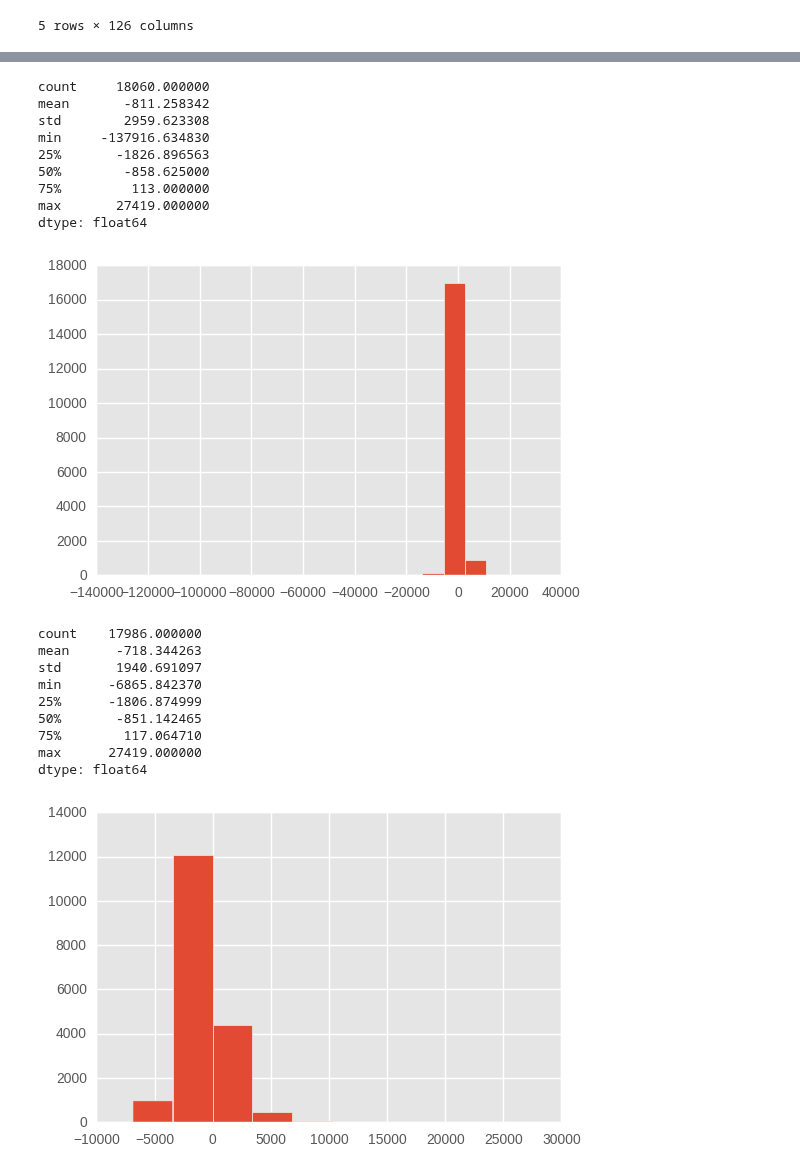
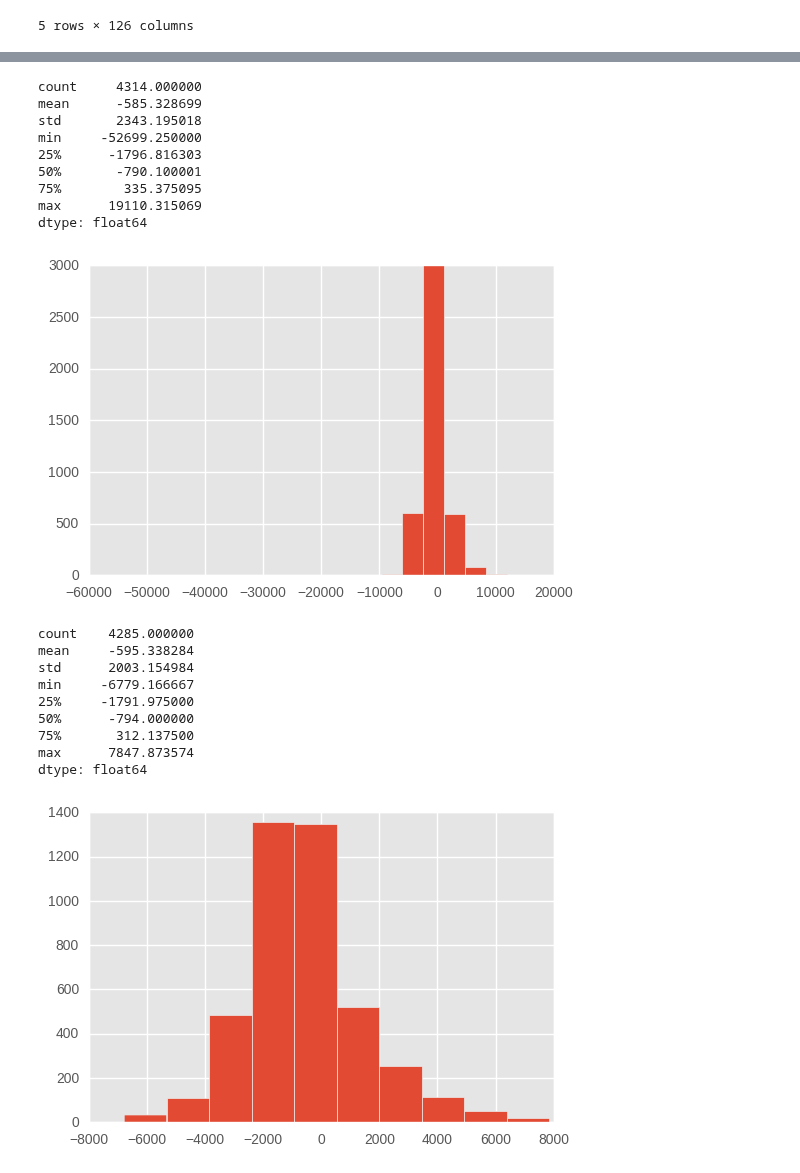
Before and after one commit to yhtgrace/echo, a Jupyter notebook: notebooks/161206_model_exploration_TB.ipynb, the cells around one changed output, grey strips where cells are left out. Saved outputs shown, nothing was run; the diff lists cells and outputs as text; code cells hidden in the pictures.

Commit message:
update model exploration with applying data filters

```diff
--- a/notebooks/161206_model_exploration_TB.ipynb
+++ b/notebooks/161206_model_exploration_TB.ipynb
@@ -61,3 +61,8 @@ ef.columns.tolist()
  'fl_day3_input_ml',
  'fl_day3_output_ml',
  'fl_day3_balance_ml']
+# %%
+## apply the data filters
+filt = ef.ps_vaso & (~ef.diag_xc | ef.ex_congestive_heart_failure)
+# %%
+ef = ef.loc[filt]
@@ -196,33 +213,35 @@ print(pd.Series(plot_data).describe())
 #someone was given 27 litres?
 _ = plt.hist(plot_data, bins=20)
 # %% [output]
-count     18060.000000
-mean       -811.258342
-std        2959.623308
-min     -137916.634830
-25%       -1826.896563
-50%        -858.625000
-75%         113.000000
-max       27419.000000
+count     4314.000000
+mean      -585.328699
+std       2343.195018
+min     -52699.250000
+25%      -1796.816303
+50%       -790.100001
+75%        335.375095
+max      19110.315069
 dtype: float64
-[figure, old version]
+[figure, new version]
 # %%
 plot_data = ef.fl_day1_balance_ml.values.copy()
 plot_data[plot_data < -7000] = np.nan
+# should also remove upper bound on fluid, 8 litres max
+plot_data[plot_data > 8000] = np.nan
 plot_data = plot_data[~np.isnan(plot_data)]
 print(pd.Series(plot_data).describe())
 _ = plt.hist(plot_data)
 # %% [output]
-count    17986.000000
-mean      -718.344263
-std       1940.691097
-min      -6865.842370
-25%      -1806.874999
-50%       -851.142465
-75%        117.064710
-max      27419.000000
+count    4285.000000
+mean     -595.338284
+std      2003.154984
+min     -6779.166667
+25%     -1791.975000
+50%      -794.000000
+75%       312.137500
+max      7847.873574
 dtype: float64
-[figure, old version]
+[figure, new version]
 # %%
 ## if we group by echo lv systolic, what do the fluid distributions look like?
 display(ef.ea_lv_systolic.value_counts())
```
Also changed, not shown: parts of 18 cells of this notebook.
